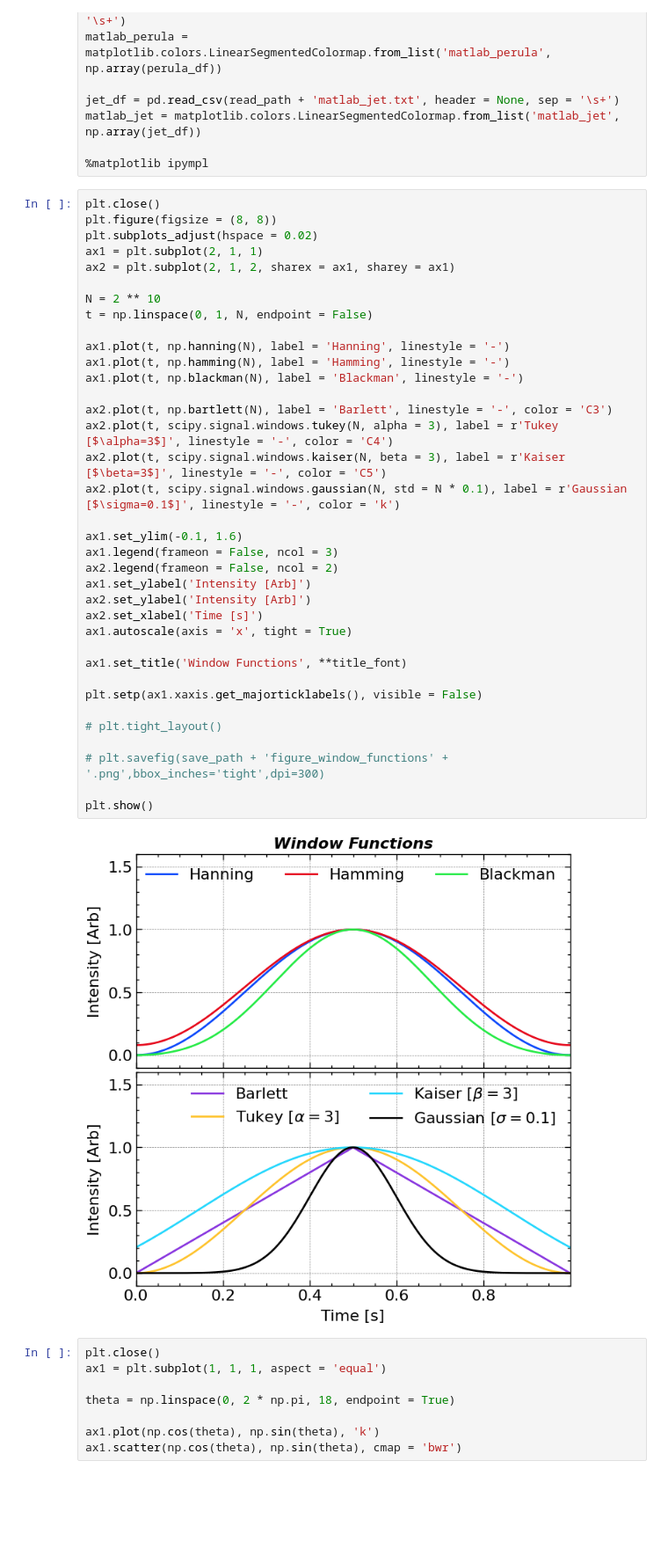
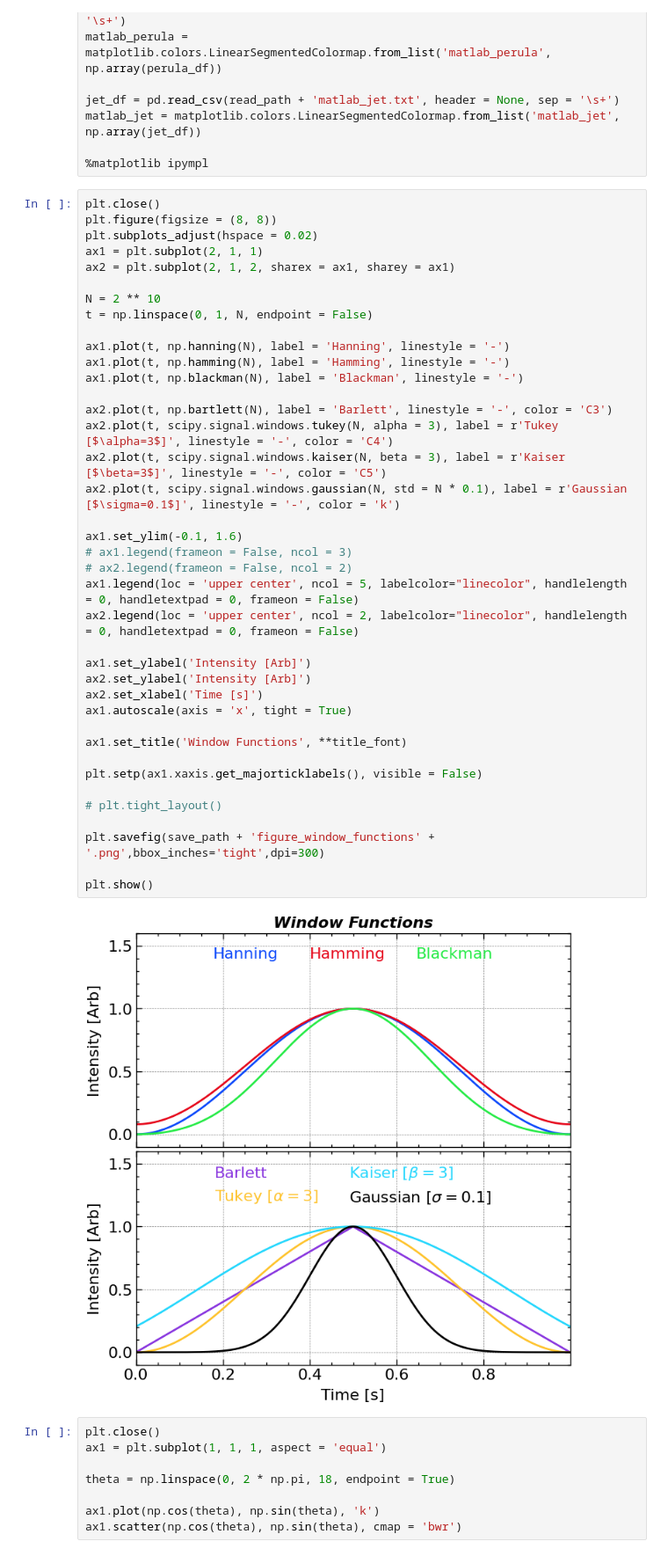
Before and after one commit to jiutongzhao/Time-Series-Data-Analysis, a Jupyter notebook: chap2.ipynb, the cells around one changed output. Shown at 88% size. Saved outputs shown, nothing was run; the diff lists cells and outputs as text; blank space fills up the shorter version.

```diff
--- a/chap2.ipynb
+++ b/chap2.ipynb
@@ -64,37 +64,40 @@ plt.subplots_adjust(hspace = 0.02)
 ax1 = plt.subplot(2, 1, 1)
 ax2 = plt.subplot(2, 1, 2, sharex = ax1, sharey = ax1)
 
 N = 2 ** 10
 t = np.linspace(0, 1, N, endpoint = False)
 
 ax1.plot(t, np.hanning(N), label = 'Hanning', linestyle = '-')
 ax1.plot(t, np.hamming(N), label = 'Hamming', linestyle = '-')
 ax1.plot(t, np.blackman(N), label = 'Blackman', linestyle = '-')
 
 ax2.plot(t, np.bartlett(N), label = 'Barlett', linestyle = '-', color = 'C3')
 ax2.plot(t, scipy.signal.windows.tukey(N, alpha = 3), label = r'Tukey [$\alpha=3$]', linestyle = '-', color = 'C4')
 ax2.plot(t, scipy.signal.windows.kaiser(N, beta = 3), label = r'Kaiser [$\beta=3$]', linestyle = '-', color = 'C5')
 ax2.plot(t, scipy.signal.windows.gaussian(N, std = N * 0.1), label = r'Gaussian [$\sigma=0.1$]', linestyle = '-', color = 'k')
 
 ax1.set_ylim(-0.1, 1.6)
-ax1.legend(frameon = False, ncol = 3)
-ax2.legend(frameon = False, ncol = 2)
+# ax1.legend(frameon = False, ncol = 3)
+# ax2.legend(frameon = False, ncol = 2)
+ax1.legend(loc = 'upper center', ncol = 5, labelcolor="linecolor", handlelength = 0, handletextpad = 0, frameon = False)
+ax2.legend(loc = 'upper center', ncol = 2, labelcolor="linecolor", handlelength = 0, handletextpad = 0, frameon = False)
+
 ax1.set_ylabel('Intensity [Arb]')
 ax2.set_ylabel('Intensity [Arb]')
 ax2.set_xlabel('Time [s]')
 ax1.autoscale(axis = 'x', tight = True)
 
 ax1.set_title('Window Functions', **title_font)
 
 plt.setp(ax1.xaxis.get_majorticklabels(), visible = False)
 
 # plt.tight_layout()
 
-# plt.savefig(save_path + 'figure_window_functions' + '.png',bbox_inches='tight',dpi=300)
+plt.savefig(save_path + 'figure_window_functions' + '.png',bbox_inches='tight',dpi=300)
 
 plt.show()
 # %% [output]
-[figure, old version]
+[figure, new version]
 # %%
 plt.close()
 ax1 = plt.subplot(1, 1, 1, aspect = 'equal')
```
Also changed, not shown: parts of 4 cells of this notebook, 26 other files.
